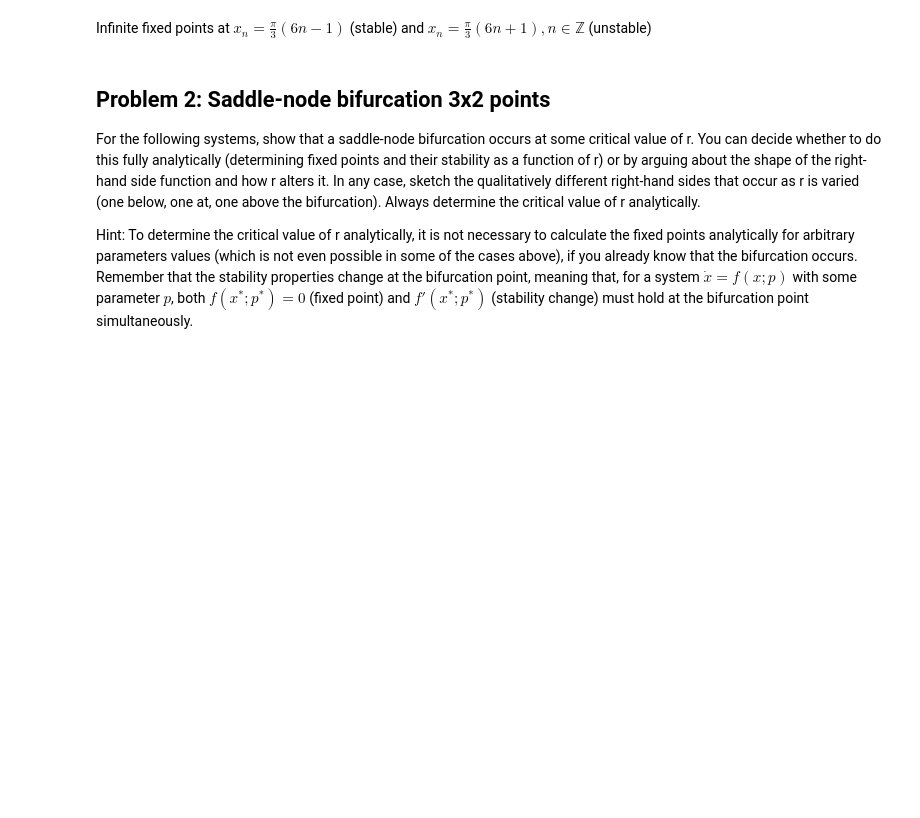
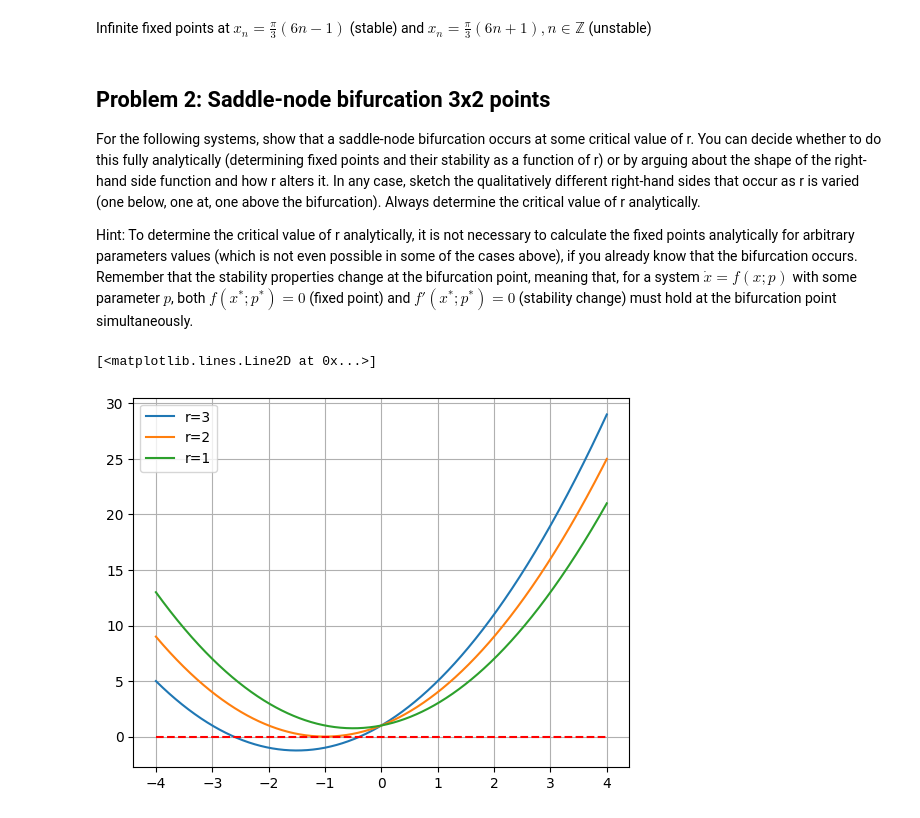
Before and after one commit to corinnawegner/Physics_of_complex_systems, a Jupyter notebook: Assignment 2/Assignment_2_Corinna_Wegner.ipynb, the cells around one changed output. Cells and saved outputs as stored; diff of their text form; code cells hidden in the pictures; blank space fills up the shorter version.

Commit message:
Problem 2 plots f4 and f5

```diff
--- a/Assignment 2/Assignment_2_Corinna_Wegner.ipynb
+++ b/Assignment 2/Assignment_2_Corinna_Wegner.ipynb
@@ -61,7 +61,7 @@ Infinite fixed points at $x_n = \frac{\pi}{3}(6n-1)$ (stable) and $x_n= \frac{\p
 ## Problem 2: Saddle-node bifurcation 3x2 points
 For the following systems, show that a saddle-node bifurcation occurs at some critical value of r. You can decide whether to do this fully analytically (determining fixed points and their stability as a function of r) or by arguing about the shape of the right-hand side function and how r alters it. In any case, sketch the qualitatively different right-hand sides that occur as r is varied (one below, one at, one above the bifurcation). Always determine the critical value of r analytically.
 
-Hint: To determine the critical value of r analytically, it is not necessary to calculate the fixed points analytically for arbitrary parameters values (which is not even possible in some of the cases above), if you already know that the bifurcation occurs. Remember that the stability properties change at the bifurcation point, meaning that, for a system $\dot{x} = f(x;p)$ with some parameter $p$, both $f(x^{*}; p^{*})=0$ (fixed point) and $f'(x^{*}; p^{*})$ (stability change) must hold at the bifurcation point simultaneously.
+Hint: To determine the critical value of r analytically, it is not necessary to calculate the fixed points analytically for arbitrary parameters values (which is not even possible in some of the cases above), if you already know that the bifurcation occurs. Remember that the stability properties change at the bifurcation point, meaning that, for a system $\dot{x} = f(x;p)$ with some parameter $p$, both $f(x^{*}; p^{*})=0$ (fixed point) and $f'(x^{*}; p^{*})=0$ (stability change) must hold at the bifurcation point simultaneously.
 # %%
 def f_4(x,r):
     return 1+r*x+x**2
@@ -71,3 +71,15 @@ def f_5(x,r):
 
 def f_6(x,r): #x > -1
     return r+x-np.log(1+x)
+# %%
+x4 = np.linspace(-4,4,1000)
+list_r = [3,2,1]
+for r in list_r:
+    list_f4 = [f_4(i, r) for i in x4]
+    plt.plot(x4, list_f4, label = f"r={r}")
+plt.grid()
+plt.legend()
+plt.plot(x4, np.zeros(len(x4)), "r--")
+# %% [output]
+[<matplotlib.lines.Line2D at 0x...>]
+[figure, added]
```
Also changed, not shown: parts of 1 cell of this notebook.
